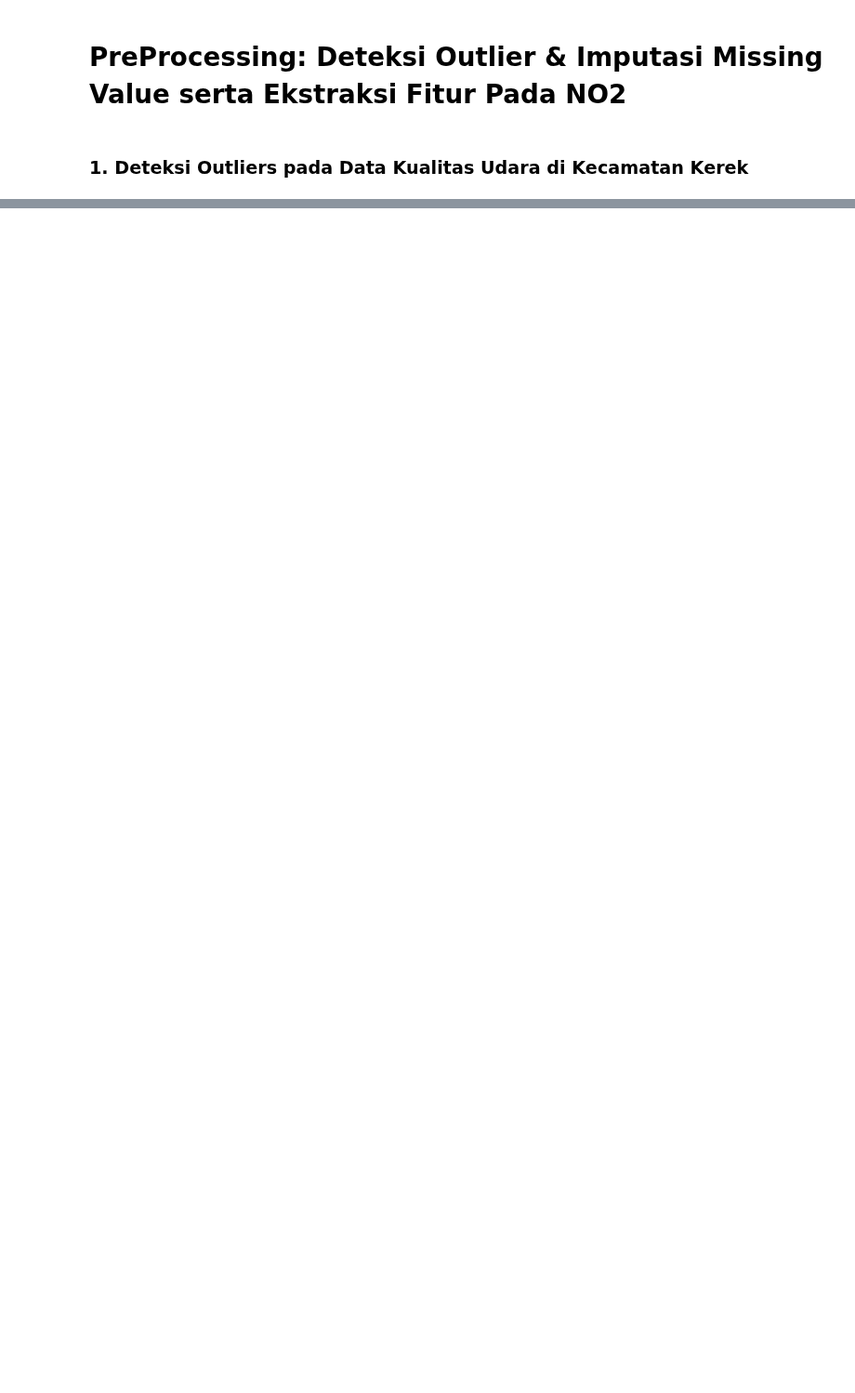
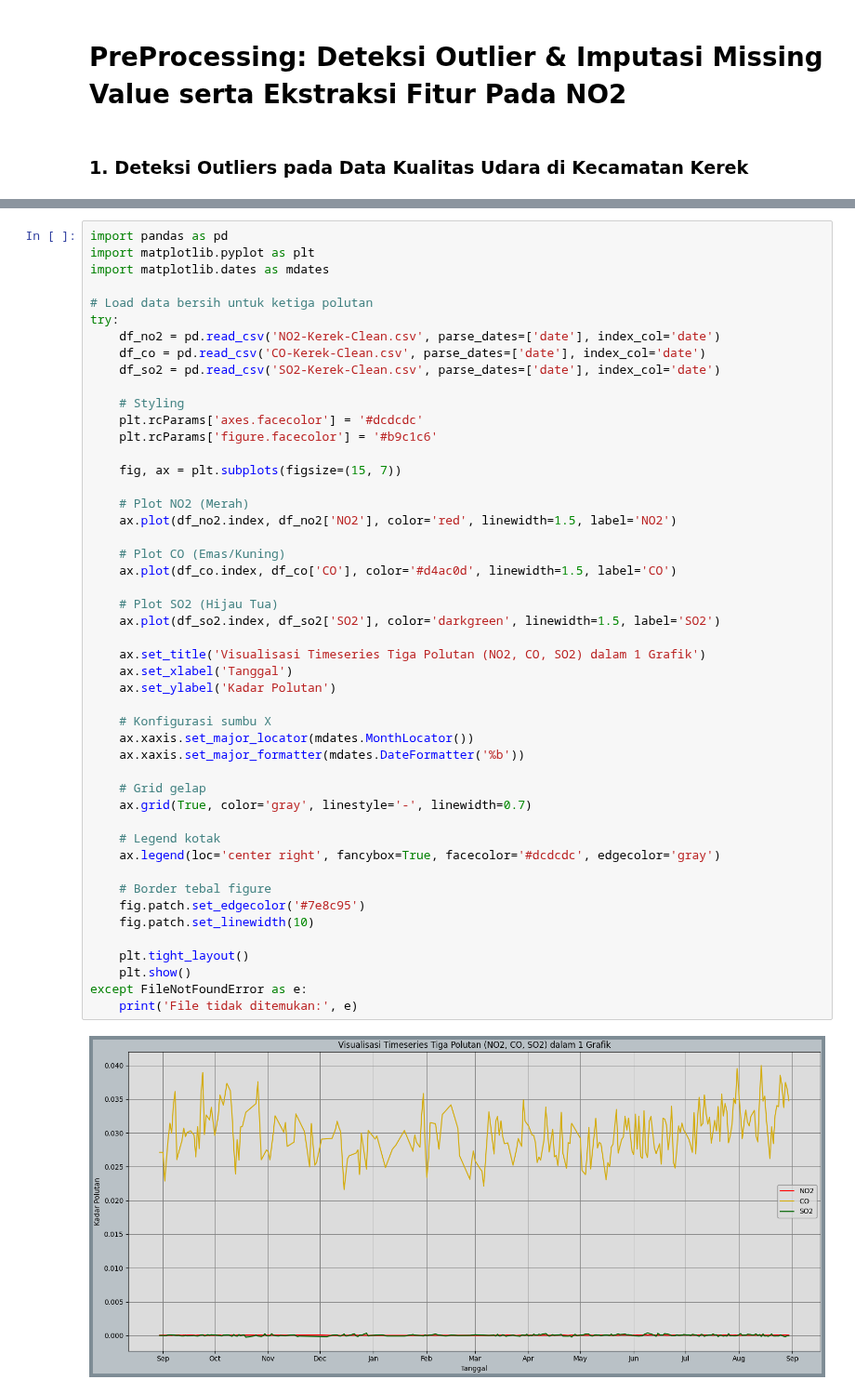
Before and after one commit to NURHABIBATULUMAH/PSD, a Jupyter notebook: _sources/kerek/ekstraksi-fitur.ipynb, the cells around one changed output, grey strips where cells are left out. Shown at 93% size. Saved outputs shown, nothing was run; the diff lists cells and outputs as text; blank space fills up the shorter version.

```diff
--- a/_sources/kerek/ekstraksi-fitur.ipynb
+++ b/_sources/kerek/ekstraksi-fitur.ipynb
@@ -127 +231,51 @@ Sisa Missing Value: 0
+# %%
+import pandas as pd
+import matplotlib.pyplot as plt
+import matplotlib.dates as mdates
+
+# Load data bersih untuk ketiga polutan
+try:
+    df_no2 = pd.read_csv('NO2-Kerek-Clean.csv', parse_dates=['date'], index_col='date')
+    df_co = pd.read_csv('CO-Kerek-Clean.csv', parse_dates=['date'], index_col='date')
+    df_so2 = pd.read_csv('SO2-Kerek-Clean.csv', parse_dates=['date'], index_col='date')
+
+    # Styling
+    plt.rcParams['axes.facecolor'] = '#dcdcdc'
+    plt.rcParams['figure.facecolor'] = '#b9c1c6'
+
+    fig, ax = plt.subplots(figsize=(15, 7))
+
+    # Plot NO2 (Merah)
+    ax.plot(df_no2.index, df_no2['NO2'], color='red', linewidth=1.5, label='NO2')
+
+    # Plot CO (Emas/Kuning)
+    ax.plot(df_co.index, df_co['CO'], color='#d4ac0d', linewidth=1.5, label='CO')
+
+    # Plot SO2 (Hijau Tua)
+    ax.plot(df_so2.index, df_so2['SO2'], color='darkgreen', linewidth=1.5, label='SO2')
+
+    ax.set_title('Visualisasi Timeseries Tiga Polutan (NO2, CO, SO2) dalam 1 Grafik')
+    ax.set_xlabel('Tanggal')
+    ax.set_ylabel('Kadar Polutan')
+
+    # Konfigurasi sumbu X
+    ax.xaxis.set_major_locator(mdates.MonthLocator())
+    ax.xaxis.set_major_formatter(mdates.DateFormatter('%b'))
+
+    # Grid gelap
+    ax.grid(True, color='gray', linestyle='-', linewidth=0.7)
+
+    # Legend kotak
+    ax.legend(loc='center right', fancybox=True, facecolor='#dcdcdc', edgecolor='gray')
+
+    # Border tebal figure
+    fig.patch.set_edgecolor('#7e8c95')
+    fig.patch.set_linewidth(10)
+
+    plt.tight_layout()
+    plt.show()
+except FileNotFoundError as e:
+    print('File tidak ditemukan:', e)
+# %% [output]
+[figure, added]
 # %% [markdown]
```
Also changed, not shown: parts of 24 cells of this notebook, 55 other files.
